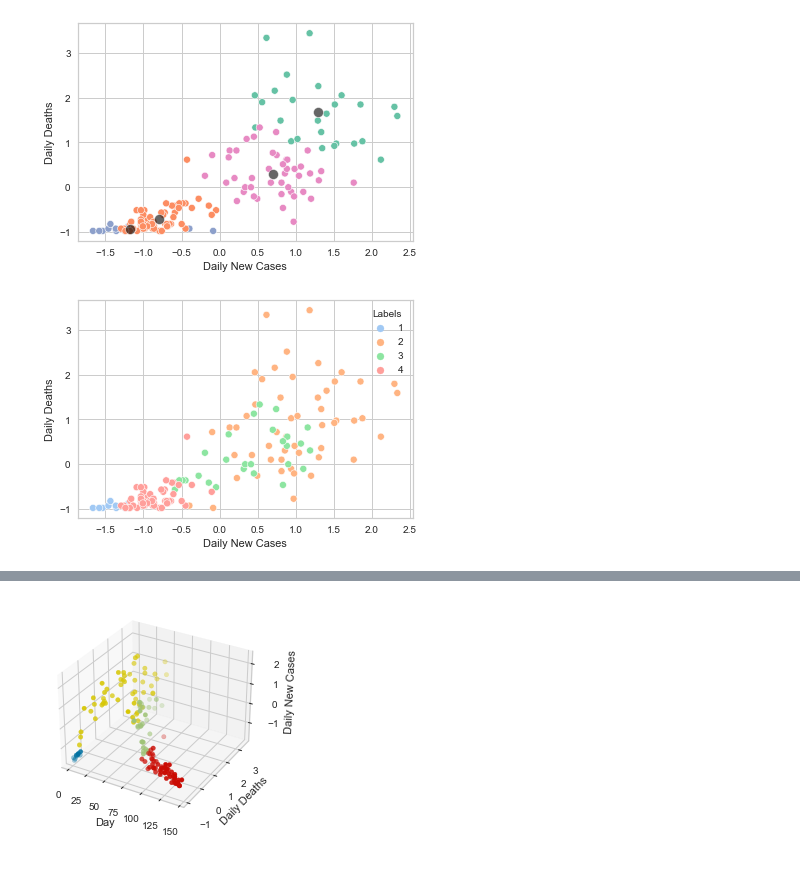
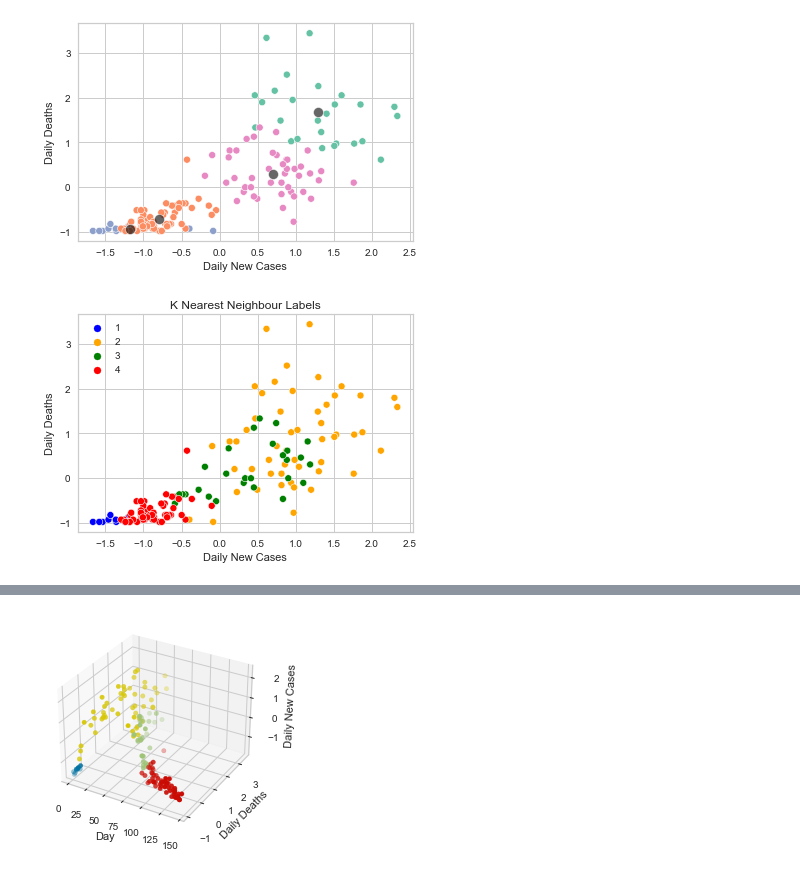
Before and after one commit to GrahamEckel/covid-interventions, a Jupyter notebook: main-notebook.ipynb, the cells around one changed output, grey strips where cells are left out. Cells and saved outputs as stored; diff of their text form; code cells hidden in the pictures.

```diff
--- a/main-notebook.ipynb
+++ b/main-notebook.ipynb
@@ -103,11 +101,14 @@ DailyActiveDeathKNN['Labels'] = DailyActiveDeath['Labels'].values
 
 #DailyActiveDeathKNN
 # %%
-ax = sns.scatterplot(data=DailyActiveDeathKNN, x='DailyTotals', y='DailyDeaths', hue='Labels', palette='pastel', s=50)
-ax.set(xlabel='Daily New Cases',ylabel='Daily Deaths')
+axknn = sns.scatterplot(data=DailyActiveDeathKNN, x='DailyTotals', y='DailyDeaths', hue='Labels', palette = {1:'blue',2:'orange',3:'green',4:'red'})
+axknn.set(xlabel='Daily New Cases',ylabel='Daily Deaths')
+plt.title('K Nearest Neighbour Labels')
+axknn.legend(loc='upper left')
 plt.show()
+#fig, ax = plt.subplots(figsize=(5,5))
 # %% [output]
-[figure, old version]
+[figure, new version]
 # %%
 ### time series datasets
 
```
Also changed, not shown: parts of 7 cells of this notebook.
